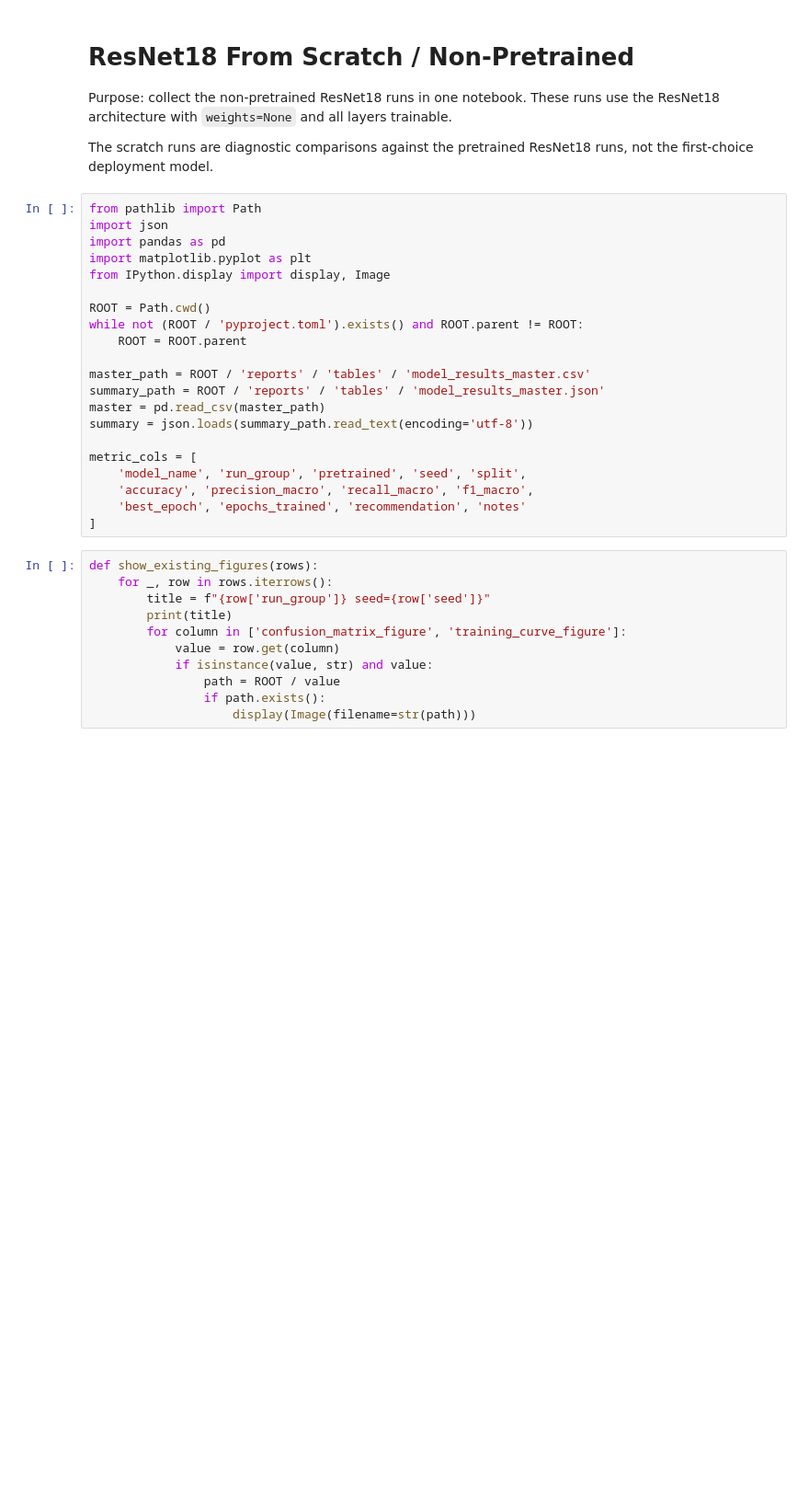
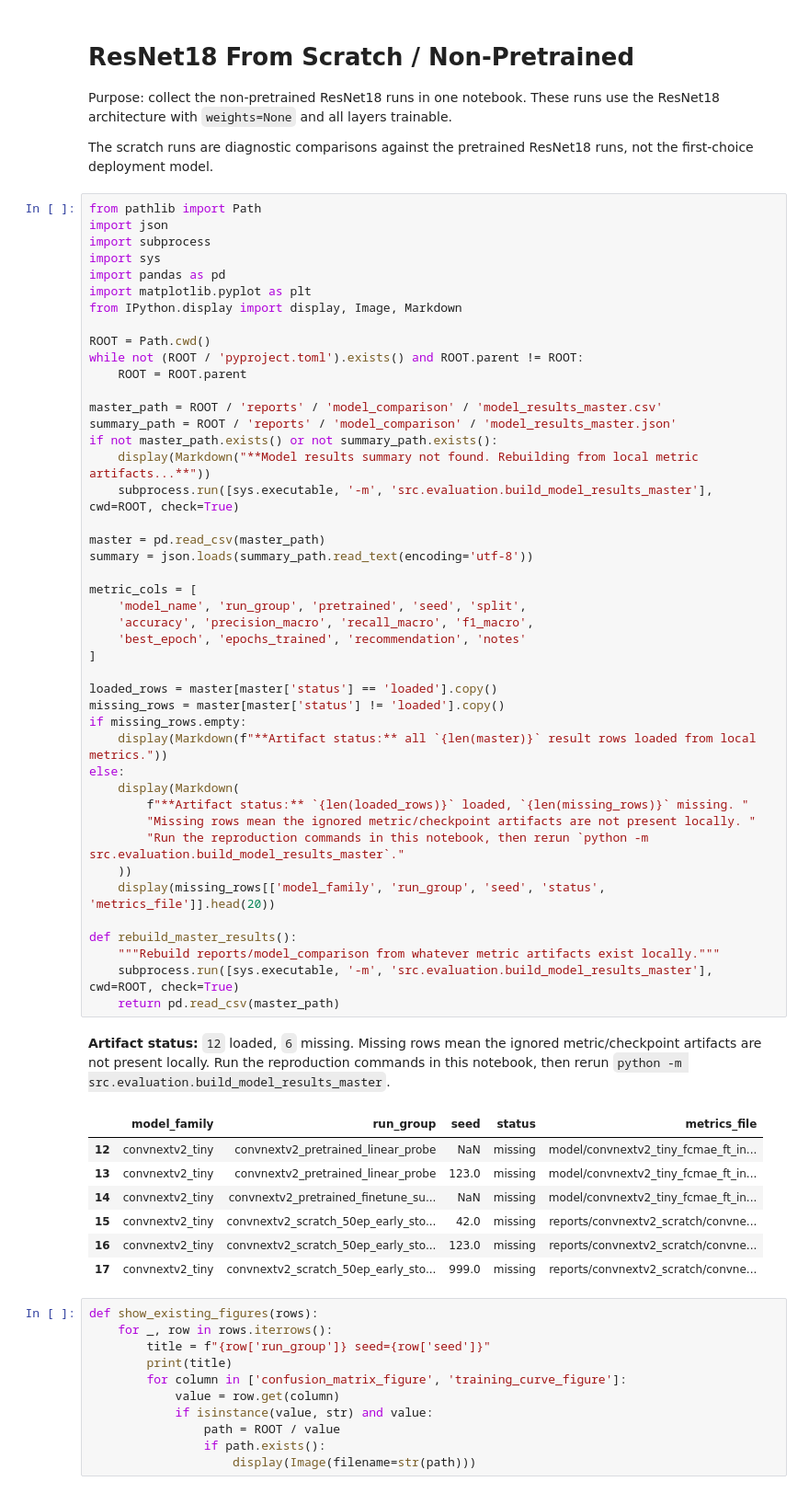
Before and after one commit to JoshDui/CSC3109_Project, a Jupyter notebook: notebooks/10_resnet18_scratch_non_pretrained.ipynb, the cells around one changed output. Shown at 92% size. Saved outputs shown, nothing was run; the diff lists cells and outputs as text; blank space fills up the shorter version.

Commit message:
docs: populate model notebooks

```diff
--- a/notebooks/10_resnet18_scratch_non_pretrained.ipynb
+++ b/notebooks/10_resnet18_scratch_non_pretrained.ipynb
@@ -7,24 +7,56 @@ The scratch runs are diagnostic comparisons against the pretrained ResNet18 runs
 # %%
 from pathlib import Path
 import json
+import subprocess
+import sys
 import pandas as pd
 import matplotlib.pyplot as plt
-from IPython.display import display, Image
+from IPython.display import display, Image, Markdown
 
 ROOT = Path.cwd()
 while not (ROOT / 'pyproject.toml').exists() and ROOT.parent != ROOT:
     ROOT = ROOT.parent
 
-master_path = ROOT / 'reports' / 'tables' / 'model_results_master.csv'
-summary_path = ROOT / 'reports' / 'tables' / 'model_results_master.json'
+master_path = ROOT / 'reports' / 'model_comparison' / 'model_results_master.csv'
+summary_path = ROOT / 'reports' / 'model_comparison' / 'model_results_master.json'
+if not master_path.exists() or not summary_path.exists():
+    display(Markdown("**Model results summary not found. Rebuilding from local metric artifacts...**"))
+    subprocess.run([sys.executable, '-m', 'src.evaluation.build_model_results_master'], cwd=ROOT, check=True)
+
 master = pd.read_csv(master_path)
 summary = json.loads(summary_path.read_text(encoding='utf-8'))
 
 metric_cols = [
     'model_name', 'run_group', 'pretrained', 'seed', 'split',
     'accuracy', 'precision_macro', 'recall_macro', 'f1_macro',
     'best_epoch', 'epochs_trained', 'recommendation', 'notes'
 ]
+
+loaded_rows = master[master['status'] == 'loaded'].copy()
+missing_rows = master[master['status'] != 'loaded'].copy()
+if missing_rows.empty:
+    display(Markdown(f"**Artifact status:** all `{len(master)}` result rows loaded from local metrics."))
+else:
+    display(Markdown(
+        f"**Artifact status:** `{len(loaded_rows)}` loaded, `{len(missing_rows)}` missing. "
+        "Missing rows mean the ignored metric/checkpoint artifacts are not present locally. "
+        "Run the reproduction commands in this notebook, then rerun `python -m src.evaluation.build_model_results_master`."
+    ))
+    display(missing_rows[['model_family', 'run_group', 'seed', 'status', 'metrics_file']].head(20))
+
+def rebuild_master_results():
+    """Rebuild reports/model_comparison from whatever metric artifacts exist locally."""
+    subprocess.run([sys.executable, '-m', 'src.evaluation.build_model_results_master'], cwd=ROOT, check=True)
+    return pd.read_csv(master_path)
+# %% [output]
+**Artifact status:** `12` loaded, `6` missing. Missing rows mean the ignored metric/checkpoint artifacts are not present locally. Run the reproduction commands in this notebook, then rerun `python -m src.evaluation.build_model_results_master`.
+|  | model_family | run_group | seed | status | metrics_file |
+| 12 | convnextv2_tiny | convnextv2_pretrained_linear_probe | NaN | missing | model/convnextv2_tiny_fcmae_ft_in... |
+| 13 | convnextv2_tiny | convnextv2_pretrained_linear_probe | 123.0 | missing | model/convnextv2_tiny_fcmae_ft_in... |
+| 14 | convnextv2_tiny | convnextv2_pretrained_finetune_su... | NaN | missing | model/convnextv2_tiny_fcmae_ft_in... |
+| 15 | convnextv2_tiny | convnextv2_scratch_50ep_early_sto... | 42.0 | missing | reports/convnextv2_scratch/convne... |
+| 16 | convnextv2_tiny | convnextv2_scratch_50ep_early_sto... | 123.0 | missing | reports/convnextv2_scratch/convne... |
+| 17 | convnextv2_tiny | convnextv2_scratch_50ep_early_sto... | 999.0 | missing | reports/convnextv2_scratch/convne... |
 # %%
 def show_existing_figures(rows):
     for _, row in rows.iterrows():
```
Also changed, not shown: parts of 3 cells of this notebook, 3 other files.
